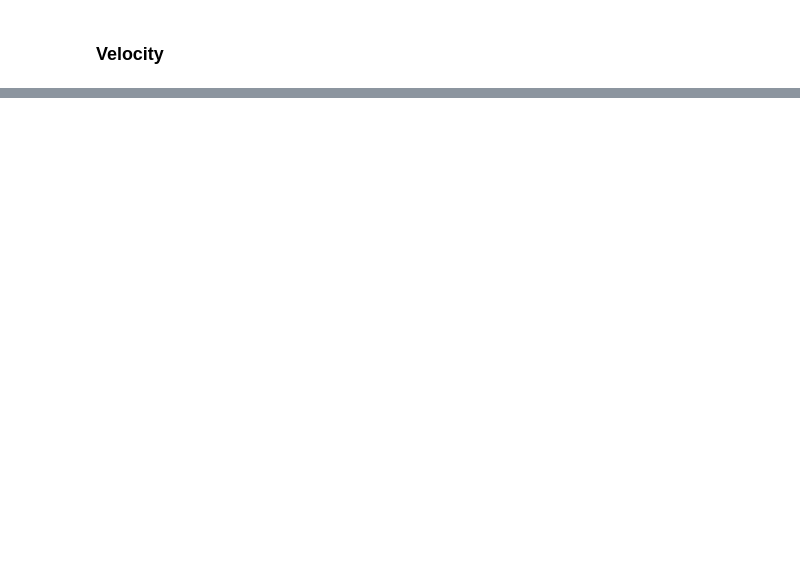
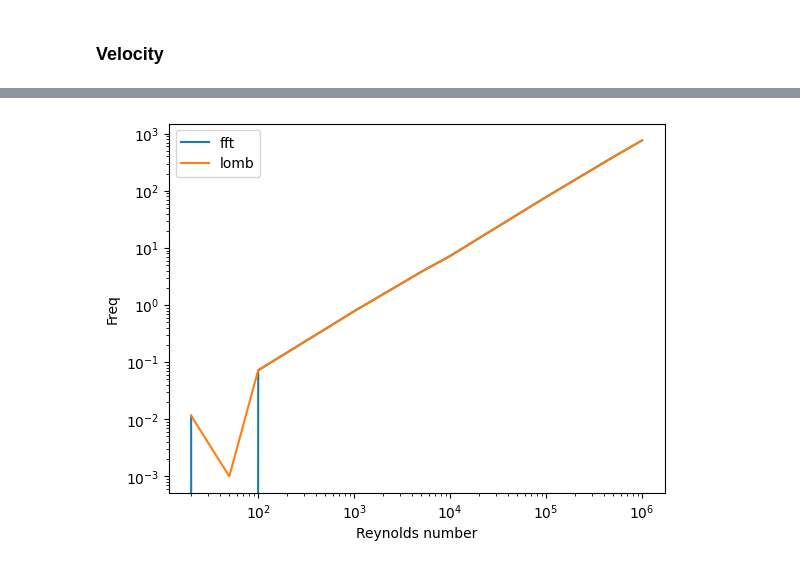
Before and after one commit to Viktor-Szolga/vortex_shedding_data_analysis, a Jupyter notebook: plots/plot.ipynb, the cells around one changed output, grey strips where cells are left out. Cells and saved outputs as stored; diff of their text form; code cells hidden in the pictures; blank space fills up the shorter version.

```diff
--- a/plots/plot.ipynb
+++ b/plots/plot.ipynb
@@ -39,14 +59,23 @@ from src import utils
 from tqdm import tqdm
 import numpy as np
 
-rn1 = [20.50,100,500]
-path1 = r"..\data\aspect_ratio\reynolds_100\laminar_ratio"
-path2 = r"..\data\aspect_ratio\reynolds_100\laminar_ratio"
-data_paths = [f'{path}_{str(i).replace(".","_")}.csv' for i in ratio]
+rn1 = [20,50,100,500]
+rn2 = [500, 1000, 5000, 10000, 50000, 100000, 500000,1000000]
+path1 = r"..\data\velocity\laminar_reynolds"
+path2 = r"..\data\velocity\les_reynolds"
+data_paths = [f'{path1}_{i}.csv' for i in rn1] + [f'{path2}_{i}.csv' for i in rn2]
 
 fft_list = []
 lomb_list = []
-for data_path in tqdm(data_paths):
-    data = utils.get_time_series(data_path, "p1", "uy")
-    fft_list.append(utils.get_frequency_fourier(*data))
-    lomb_list.append(utils.get_frequency_lombscargle(*data, np.linspace(0.001,1, 20000)))
+fft_strou = []
+lomb_strou = []
+for i, data_path in tqdm(enumerate(data_paths), total=len(data_paths)):
+    data = utils.get_time_series(data_path, "p3", "uy")
+    print(np.max(data[1]))
+    fft_freq = utils.get_frequency_fourier(*data,0)
+    lomb_freq = utils.get_frequency_lombscargle(*data, 0, np.linspace(0.001,(rn1+rn2)[i]/100, 20000))
+
+    fft_list.append(fft_freq)
+    lomb_list.append(lomb_freq)
+    fft_strou.append(utils.strouhal_number(fft_freq, 0.03, 0.05))
+    lomb_strou.append(utils.strouhal_number(lomb_freq, 0.03, 0.05))
@@ -52,0 +95,14 @@ for data_path in tqdm(data_paths):
+# %%
+import matplotlib.pyplot as plt
+
+fig = plt.figure()
+plt.plot(rn1+rn2, fft_list, label = "fft")
+plt.plot(rn1+rn2, lomb_list, label = "lomb")
+plt.xlabel("Reynolds number")
+plt.ylabel("Freq")
+plt.xscale("log")
+plt.yscale("log")
+plt.legend()
+plt.show()
+# %% [output]
+[figure, added]
```
Also changed, not shown: parts of 4 cells of this notebook, 1 other file.
